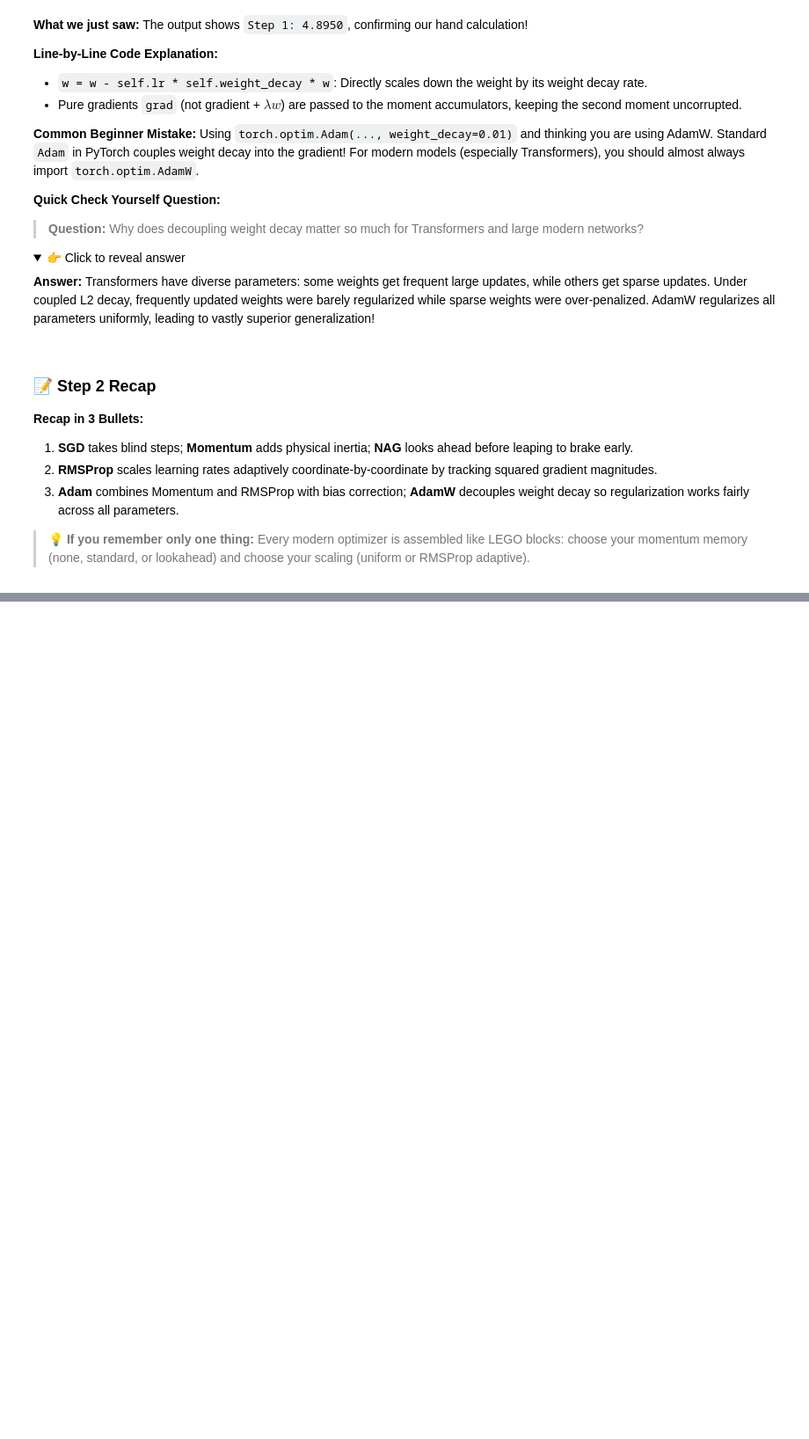
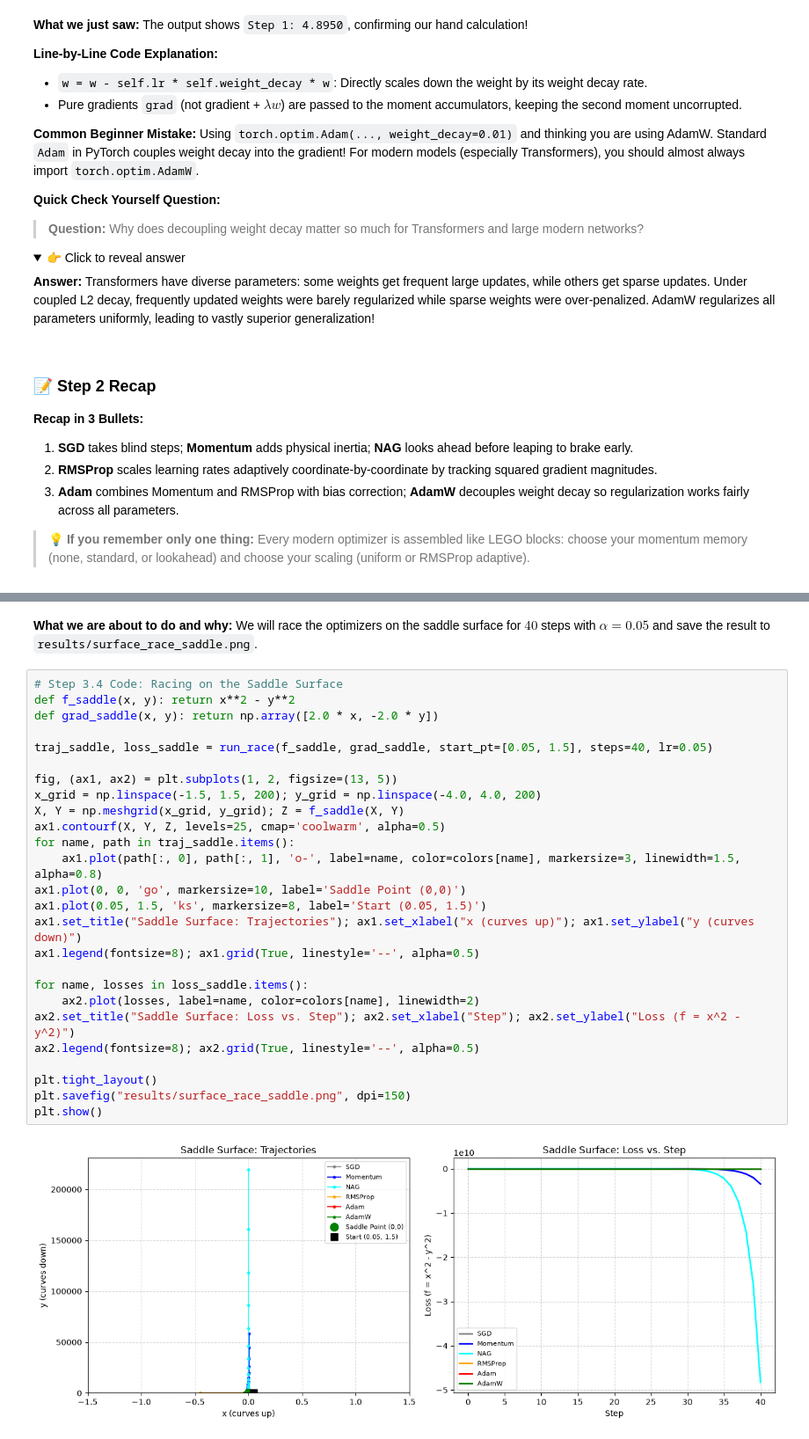
Before and after one commit to Arnav-Shrivastava/Optimization-Algorithms, a Jupyter notebook: optimization_algorithms_lab.ipynb, the cells around one changed output, grey strips where cells are left out. Shown at 88% size. Drawn from its saved outputs; the diff is of its cells as text; folded sections open; blank space fills up the shorter version.

```diff
--- a/optimization_algorithms_lab.ipynb
+++ b/optimization_algorithms_lab.ipynb
@@ -1018,0 +1206,31 @@ Using `torch.optim.Adam(..., weight_decay=0.01)` and thinking you are using Adam
+# %% [markdown]
+**What we are about to do and why:**
+We will race the optimizers on the saddle surface for $40$ steps with $\alpha = 0.05$ and save the result to `results/surface_race_saddle.png`.
+# %%
+# Step 3.4 Code: Racing on the Saddle Surface
+def f_saddle(x, y): return x**2 - y**2
+def grad_saddle(x, y): return np.array([2.0 * x, -2.0 * y])
+
+traj_saddle, loss_saddle = run_race(f_saddle, grad_saddle, start_pt=[0.05, 1.5], steps=40, lr=0.05)
+
+fig, (ax1, ax2) = plt.subplots(1, 2, figsize=(13, 5))
+x_grid = np.linspace(-1.5, 1.5, 200); y_grid = np.linspace(-4.0, 4.0, 200)
+X, Y = np.meshgrid(x_grid, y_grid); Z = f_saddle(X, Y)
+ax1.contourf(X, Y, Z, levels=25, cmap='coolwarm', alpha=0.5)
+for name, path in traj_saddle.items():
+    ax1.plot(path[:, 0], path[:, 1], 'o-', label=name, color=colors[name], markersize=3, linewidth=1.5, alpha=0.8)
+ax1.plot(0, 0, 'go', markersize=10, label='Saddle Point (0,0)')
+ax1.plot(0.05, 1.5, 'ks', markersize=8, label='Start (0.05, 1.5)')
+ax1.set_title("Saddle Surface: Trajectories"); ax1.set_xlabel("x (curves up)"); ax1.set_ylabel("y (curves down)")
+ax1.legend(fontsize=8); ax1.grid(True, linestyle='--', alpha=0.5)
+
+for name, losses in loss_saddle.items():
+    ax2.plot(losses, label=name, color=colors[name], linewidth=2)
+ax2.set_title("Saddle Surface: Loss vs. Step"); ax2.set_xlabel("Step"); ax2.set_ylabel("Loss (f = x^2 - y^2)")
+ax2.legend(fontsize=8); ax2.grid(True, linestyle='--', alpha=0.5)
+
+plt.tight_layout()
+plt.savefig("results/surface_race_saddle.png", dpi=150)
+plt.show()
+# %% [output]
+[figure, added]
```
Also changed, not shown: parts of 19 cells of this notebook, 4 other files.
